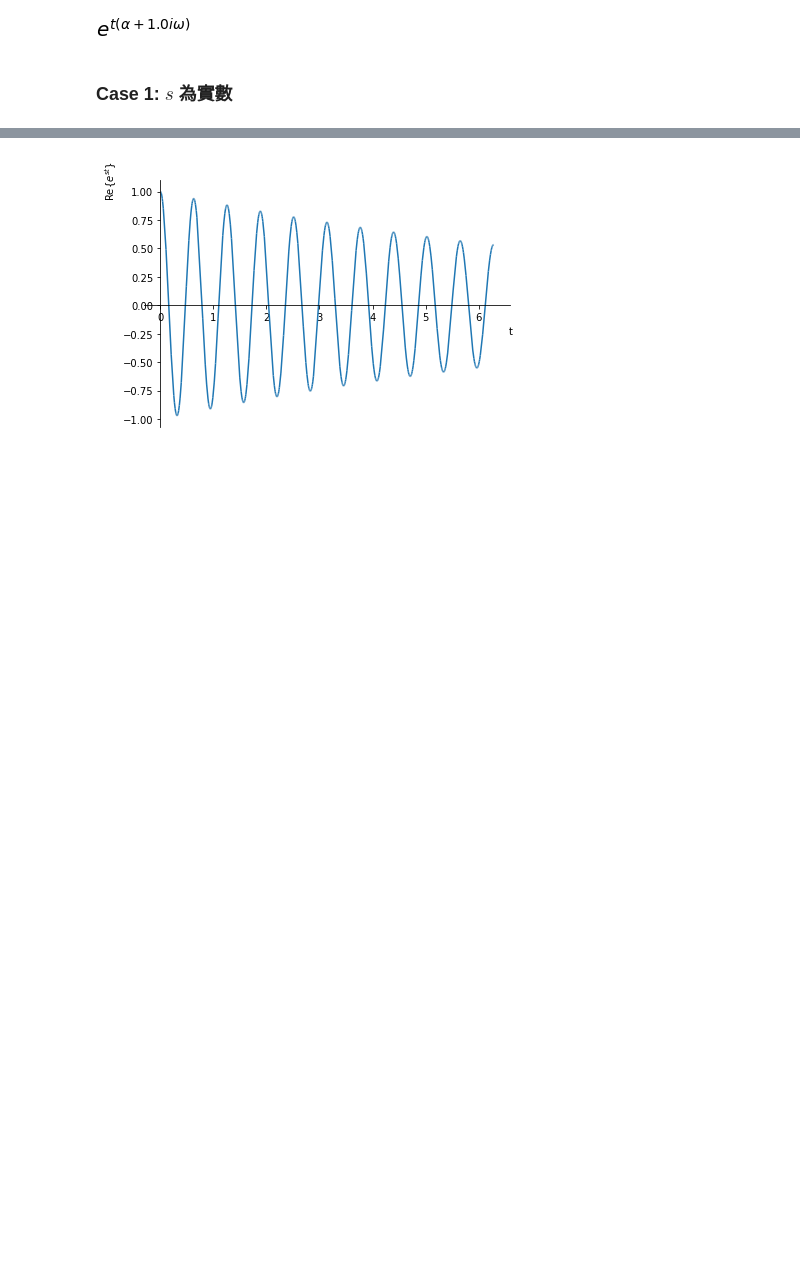
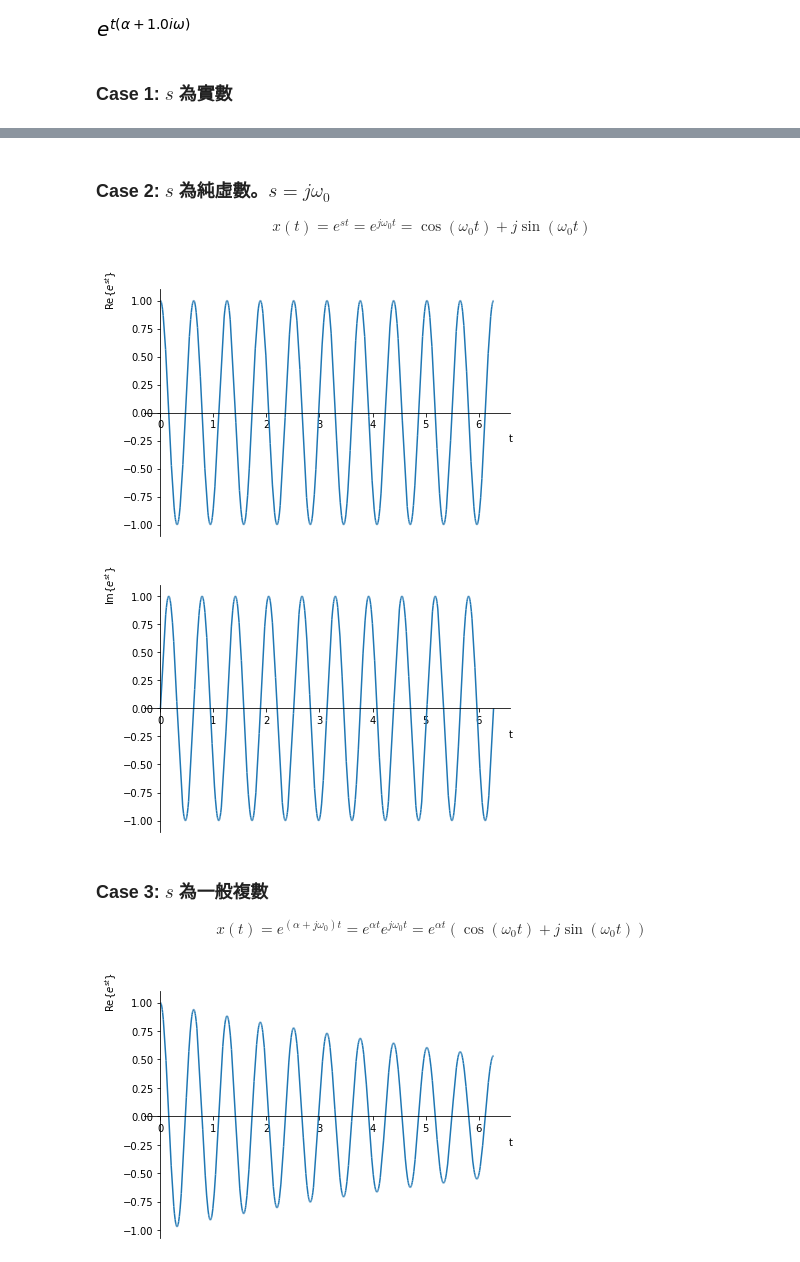
Before and after one commit to luckguy/SS2022, a Jupyter notebook: SS02_c.ipynb, the cells around one changed output, grey strips where cells are left out. Cells and saved outputs as stored; diff of their text form; code cells hidden in the pictures; blank space fills up the shorter version.

```diff
--- a/SS02_c.ipynb
+++ b/SS02_c.ipynb
@@ -54,3 +53,22 @@ cartesian line: exp(0.5*t) for t over (-6.283185307179586, 1.0)
+# %% [markdown]
+### Case 2: $s$ 為純虛數。$s=j\omega_0$
+\begin{equation}
+x(t)=e^{st}=e^{j\omega_0 t}=\cos(\omega_0 t)+j\sin(\omega_0 t)
+\end{equation}
+# %%
+# 設定 alpha 與 sigma 數值
+y = x.subs({omega0: 10, alpha: 0.})  # alpha=0, omega=10
+
+sym.plot(sym.re(y), (t, 0, 2*sym.pi), ylabel=r'Re{$e^{st}$}')
+sym.plot(sym.im(y), (t, 0, 2*sym.pi), ylabel=r'Im{$e^{st}$}');
+# %% [output]
+[figure, added]
+[figure, added]
+# %% [markdown]
+### Case 3: $s$ 為一般複數
+\begin{equation}
+  x(t)=e^{(\alpha+j\omega_0) t}=e^{\alpha t}e^{j\omega_0 t}=e^{\alpha t}(\cos(\omega_0 t)+j\sin(\omega_0 t))
+\end{equation}
 # %%
 # 設定 alpha 與 sigma 數值
 y = x.subs({omega: 10, alpha: -.1})  # alpha=-0.1, omega=10
```
Also changed, not shown: parts of 4 cells of this notebook.
